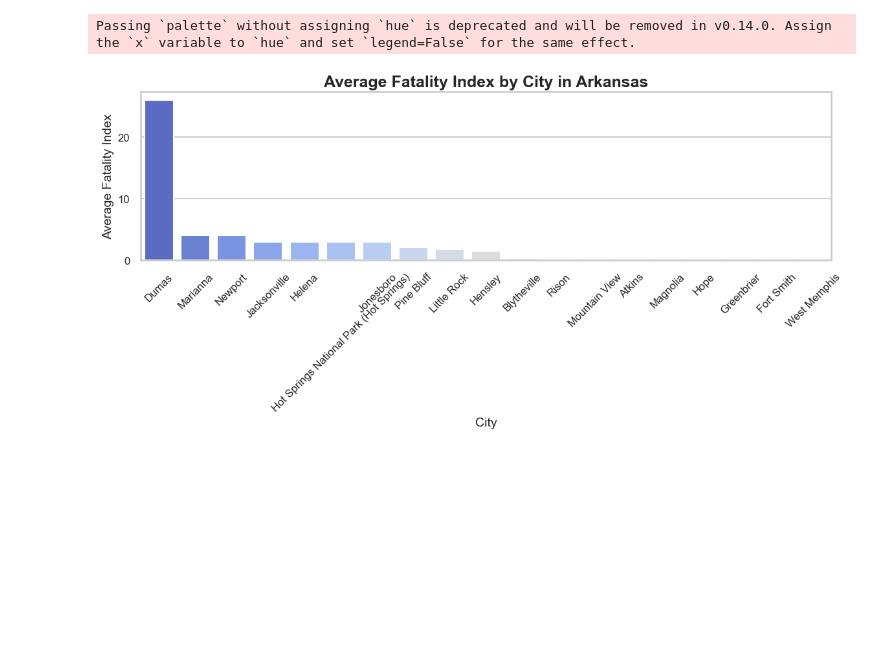
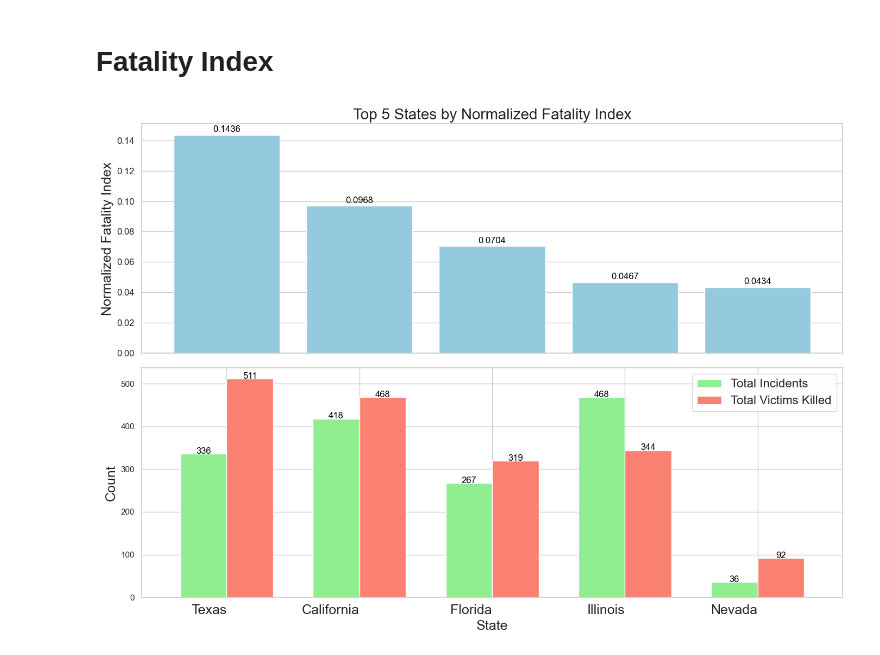
Before and after one commit to dhylan01/ECE143Group16, a Jupyter notebook: analysis.ipynb, the cells around one changed output. Saved outputs shown, nothing was run; the diff lists cells and outputs as text; code cells hidden in the pictures; blank space fills up the shorter version.

```diff
--- a/analysis.ipynb
+++ b/analysis.ipynb
@@ -170,36 +178,3 @@ Passing `palette` without assigning `hue` is deprecated and will be removed in v
-# %%
-'''
-Specifically looking at North Dakota now
-'''
-
-# Load the data
-file_path = 'ProcessedGunData.csv'
-df = pd.read_csv(file_path)
-
-# Calculate the Fatality Index (Victims Injured / Victims Killed)
-df['Fatality Index'] = df.apply(
-    lambda row: row['Victims Injured'] / row['Victims Killed'] if row['Victims Killed'] > 0 else 0, axis=1
-)
-
-# Filter for incidents in North Dakota
-north_dakota_data = df[df['State'] == 'Arkansas']
-
-# Group by city and calculate average Fatality Index
-city_fatality_nd = north_dakota_data.groupby('City Or County')['Fatality Index'].mean().sort_values(ascending=False)
-
-# Plotting the Average Fatality Index by City in North Dakota
-plt.figure(figsize=(12, 6))
-sns.barplot(x=city_fatality_nd.index, y=city_fatality_nd.values, palette='coolwarm')
-plt.title('Average Fatality Index by City in Arkansas', fontsize=18, weight='bold')
-plt.xlabel('City', fontsize=14)
-plt.ylabel('Average Fatality Index', fontsize=14)
-plt.xticks(rotation=45, fontsize=12)
-plt.yticks(fontsize=12)
-plt.tight_layout()
-plt.show()
-# %% [output]
-Passing `palette` without assigning `hue` is deprecated and will be removed in v0.14.0. Assign the `x` variable to `hue` and set `legend=False` for the same effect.
-[figure, removed]
 # %%
 import pandas as pd
 import plotly.express as px
@@ -256,3 +231,5 @@ fig_injured = px.choropleth(
 # Show the maps
 fig_killed.show()
 fig_injured.show()
+# %% [markdown]
+# Fatality Index
@@ -258,0 +307,44 @@ fig_injured.show()
+# %%
+
+# Sort by normalized fatality index and get top 5 states
+top_5_states = fatality_index.sort_values('normalized_fatality_index', ascending=False).head(5)
+
+# Plotting
+sns.set(style='whitegrid', palette='muted')
+
+# Create a figure with two subplots
+fig, (ax1, ax2) = plt.subplots(2, 1, figsize=(14, 10), sharex=True)
+
+# Plot normalized fatality index
+sns.barplot(x='State', y='normalized_fatality_index', data=top_5_states, ax=ax1, color='skyblue')
+ax1.set_title('Top 5 States by Normalized Fatality Index', fontsize=20)
+ax1.set_ylabel('Normalized Fatality Index', fontsize=18)
+ax1.tick_params(axis='y', labelsize=12)
+
+# Add data labels for normalized fatality index
+for i, v in enumerate(top_5_states['normalized_fatality_index']):
+    ax1.text(i, v + 0.002, f'{v:.4f}', color='black', ha='center')
+
+# Plot total incidents and total victims killed
+width = 0.35
+x = range(len(top_5_states))
+ax2.bar([i - width/2 for i in x], top_5_states['total_incidents'], width, label='Total Incidents', color='lightgreen')
+ax2.bar([i + width/2 for i in x], top_5_states['total_victims_killed'], width, label='Total Victims Killed', color='salmon')
+ax2.set_xlabel('State', fontsize=18)
+ax2.set_ylabel('Count', fontsize=18)
+ax2.legend(loc='upper right', fontsize=16)
+
+# Add data labels for total incidents and victims killed
+for i in range(len(x)):
+    ax2.text(i - width/2, top_5_states.iloc[i]['total_incidents'] + 0.5,
+             str(top_5_states.iloc[i]['total_incidents']), color='black', ha='center')
+    ax2.text(i + width/2, top_5_states.iloc[i]['total_victims_killed'] + 0.5,
+             str(top_5_states.iloc[i]['total_victims_killed']), color='black', ha='center')
+
+# Rotate x-axis labels for better readability
+plt.xticks(x, top_5_states['State'], rotation=0, ha='right', fontsize=18)
+
+plt.tight_layout()
+plt.show()
+# %% [output]
+[figure, added]
```
Also changed, not shown: parts of 10 cells of this notebook, 15 other files.
